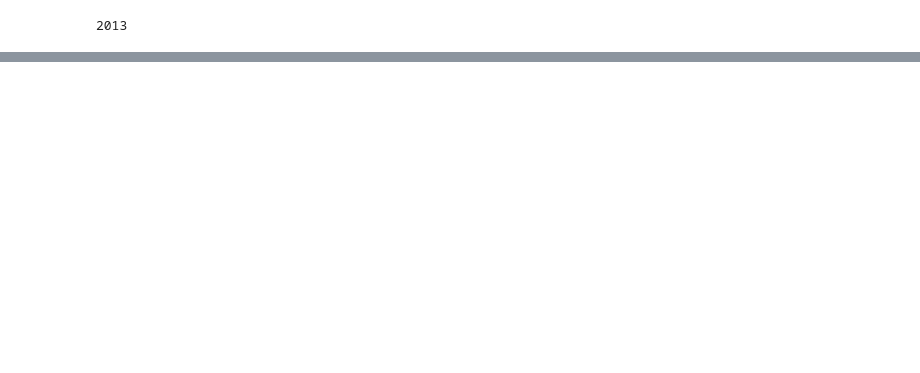
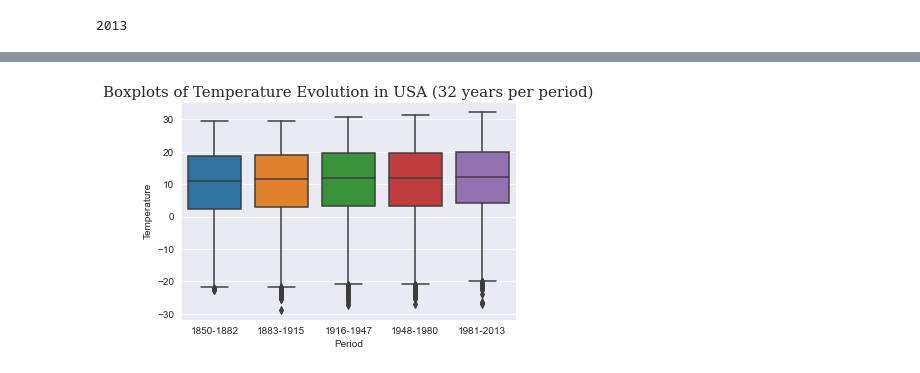
Before and after one commit to ZZQ-dev/2415-final-project, a Jupyter notebook: Mid Project.ipynb, the cells around one changed output, grey strips where cells are left out. Drawn from its saved outputs; the diff is of its cells as text; code cells hidden in the pictures; blank space fills up the shorter version.

```diff
--- a/Mid Project.ipynb
+++ b/Mid Project.ipynb
@@ -129,0 +158,7 @@ max(data1['Year'])
+# %%
+# split years to a 5 equally separated timespans
+data2 = data.drop(['AverageTemperature', 'AverageTemperatureUncertainty'], axis=1)
+data2.columns = ['State', 'Country', 'Year', 'Temperature', 'Error']
+data_usa1 = data2.loc[(data2['Country']=='United States') & (data2['Year'] >= 1850)]
+data_usa1['Period'] = pd.cut(data_usa1['Year'], bins=5, labels=['1850-1882', '1883-1915', '1916-1947', '1948-1980', '1981-2013'])
+data_usa1.head()
@@ -129,0 +178,7 @@ max(data1['Year'])
+# %%
+sns.boxplot(data=data_usa1, x='Period', y='Temperature')
+plt.title('Boxplots of Temperature Evolution in USA (32 years per period)', fontdict={'size': 15, 'family':'serif'}, loc='center')
+plt.savefig(r'D:\zzq\python_project\2415-final-project\4.png', bbox_inches="tight", facecolor='white')
+plt.show()
+# %% [output]
+[figure, added]
```
Also changed, not shown: parts of 9 cells of this notebook.
